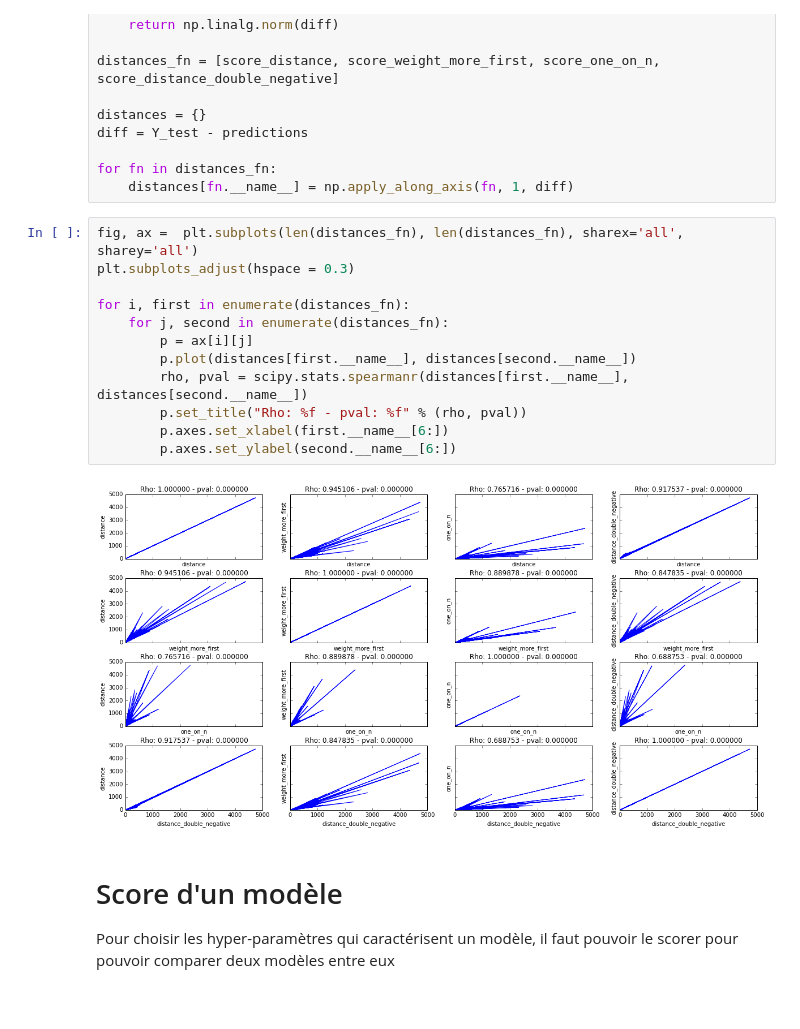
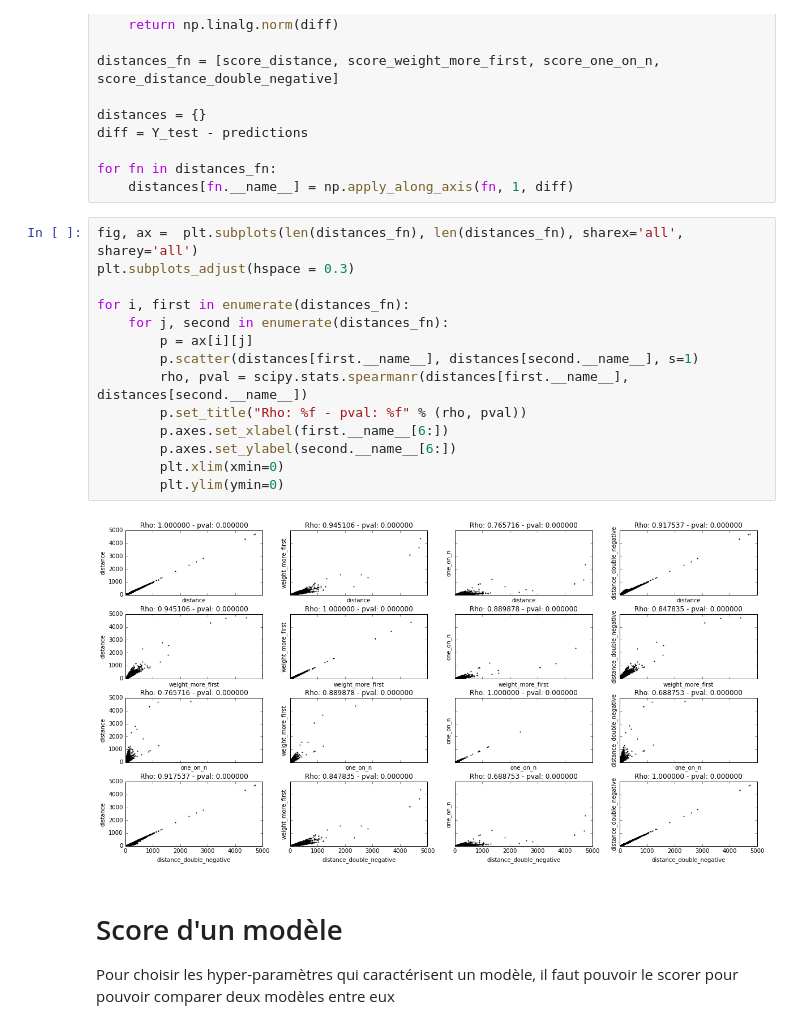
Before and after one commit to C4ptainCrunch/info-f-308, a Jupyter notebook: recherche/metrics.ipynb, the cells around one changed output. Cells and saved outputs as stored; diff of their text form.

```diff
--- a/recherche/metrics.ipynb
+++ b/recherche/metrics.ipynb
@@ -89,17 +89,19 @@ for fn in distances_fn:
 # %%
 fig, ax =  plt.subplots(len(distances_fn), len(distances_fn), sharex='all', sharey='all')
 plt.subplots_adjust(hspace = 0.3)
 
 for i, first in enumerate(distances_fn):
     for j, second in enumerate(distances_fn):
         p = ax[i][j]
-        p.plot(distances[first.__name__], distances[second.__name__])
+        p.scatter(distances[first.__name__], distances[second.__name__], s=1)
         rho, pval = scipy.stats.spearmanr(distances[first.__name__], distances[second.__name__])
         p.set_title("Rho: %f - pval: %f" % (rho, pval))
         p.axes.set_xlabel(first.__name__[6:])
         p.axes.set_ylabel(second.__name__[6:])
+        plt.xlim(xmin=0)
+        plt.ylim(ymin=0)
 # %% [output]
-[figure, old version]
+[figure, new version]
 # %% [markdown]
 # Score d'un modèle
 Pour choisir les hyper-paramètres qui caractérisent un modèle, il faut pouvoir le scorer pour pouvoir comparer deux modèles entre eux
```
Also changed, not shown: parts of 11 cells of this notebook.
